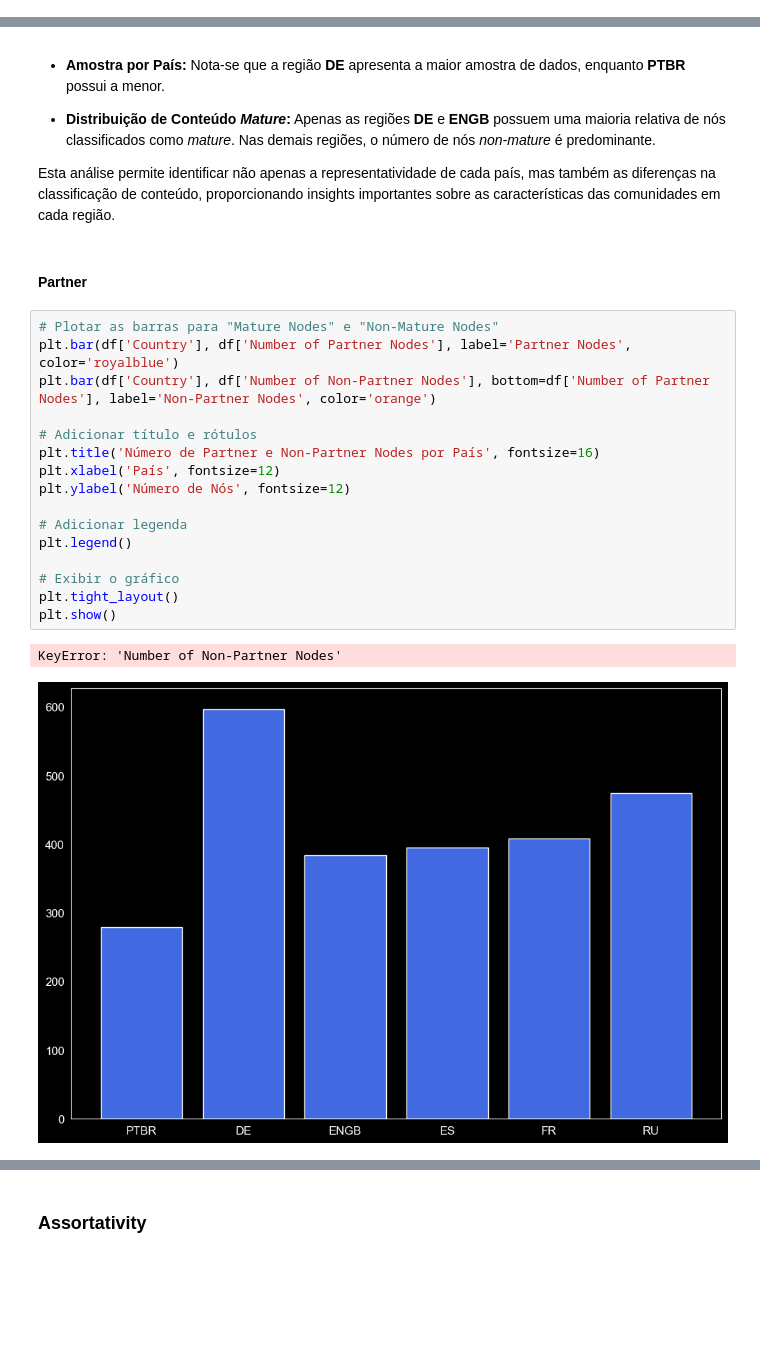
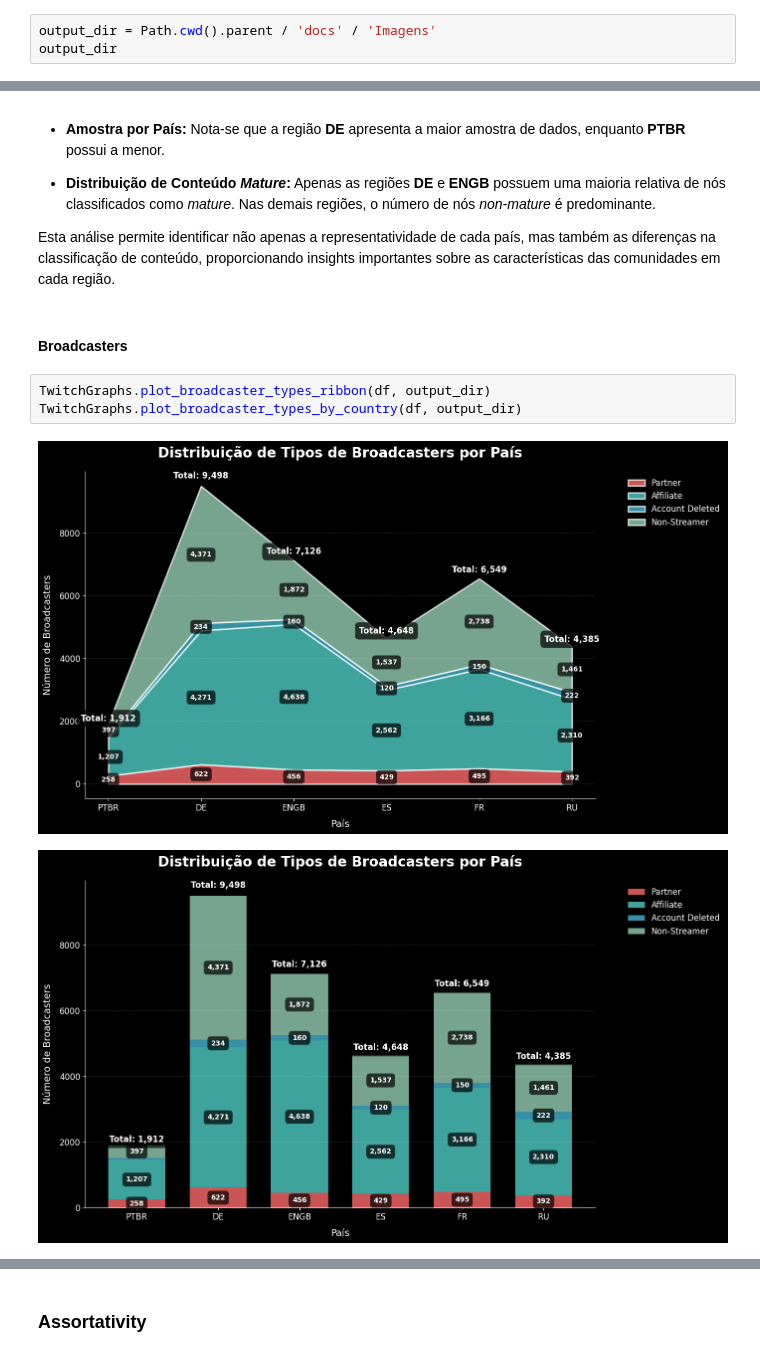
Before and after one commit to Vullkano/ARA, a Jupyter notebook: Projeto/Twitch/notebooks/1.SeeAllRegion.ipynb, the cells around one changed output, grey strips where cells are left out. Saved outputs shown, nothing was run; the diff lists cells and outputs as text; blank space fills up the shorter version.

```diff
--- a/Projeto/Twitch/notebooks/1.SeeAllRegion.ipynb
+++ b/Projeto/Twitch/notebooks/1.SeeAllRegion.ipynb
@@ -30,3 +30,6 @@ countries = ["PTBR", "DE", "ENGB", "ES", "FR", "RU"]
 
 # Configuração de estilo dos gráficos
 TwitchGraphs.setup_style()
+# %%
+output_dir = Path.cwd().parent / 'docs' / 'Imagens'
+output_dir
@@ -112,23 +102,10 @@ No gráfico acima, é possível observar a quantidade total de nós em cada uma
 
 Esta análise permite identificar não apenas a representatividade de cada país, mas também as diferenças na classificação de conteúdo, proporcionando insights importantes sobre as características das comunidades em cada região.
 # %% [markdown]
-#### **Partner**
+#### **Broadcasters**
 # %%
-# Plotar as barras para "Mature Nodes" e "Non-Mature Nodes"
-plt.bar(df['Country'], df['Number of Partner Nodes'], label='Partner Nodes', color='royalblue')
-plt.bar(df['Country'], df['Number of Non-Partner Nodes'], bottom=df['Number of Partner Nodes'], label='Non-Partner Nodes', color='orange')
-
-# Adicionar título e rótulos
-plt.title('Número de Partner e Non-Partner Nodes por País', fontsize=16)
-plt.xlabel('País', fontsize=12)
-plt.ylabel('Número de Nós', fontsize=12)
-
-# Adicionar legenda
-plt.legend()
-
-# Exibir o gráfico
-plt.tight_layout()
-plt.show()
+TwitchGraphs.plot_broadcaster_types_ribbon(df, output_dir)
+TwitchGraphs.plot_broadcaster_types_by_country(df, output_dir)
 # %% [output]
-KeyError: 'Number of Non-Partner Nodes'
-[figure, old version]
+[figure, new version]
+[figure, added]
```
Also changed, not shown: parts of 18 cells of this notebook, 5 other files.
